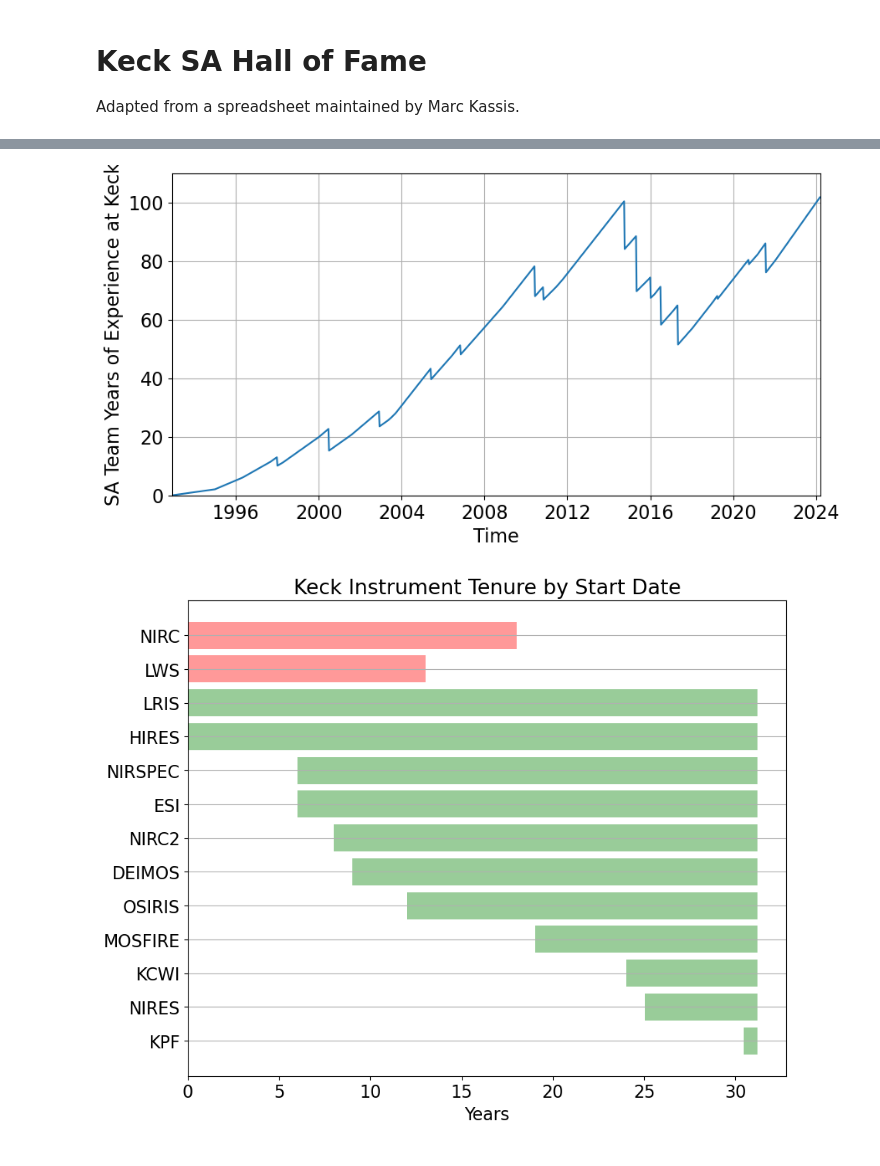
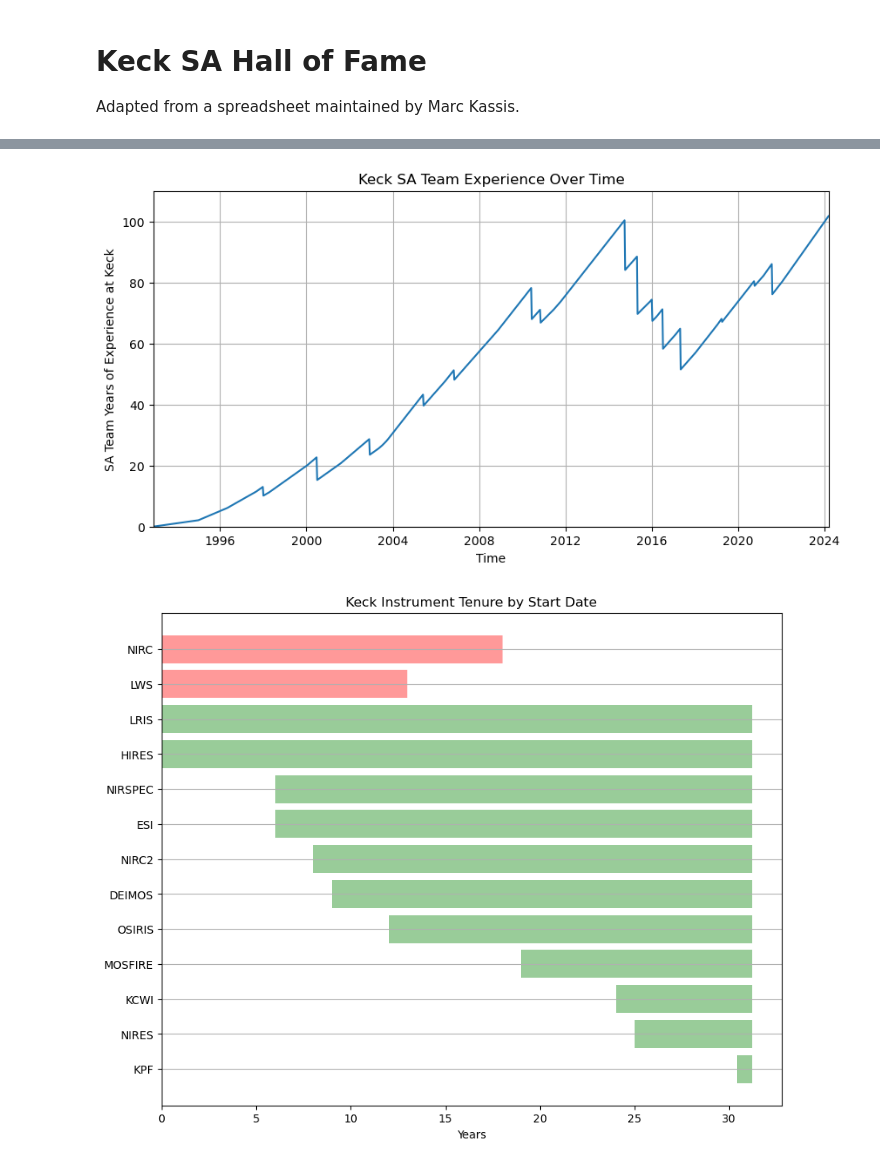
Before and after one commit to joshwalawender/KeckUtilities, a Jupyter notebook: Keck SA Tenures.ipynb, the cells around one changed output, grey strips where cells are left out. Saved outputs shown, nothing was run; the diff lists cells and outputs as text; code cells hidden in the pictures.

Commit message:
Update plots

```diff
--- a/Keck SA Tenures.ipynb
+++ b/Keck SA Tenures.ipynb
@@ -68,7 +68,11 @@ from astropy.table import Table, Column
 import numpy as np
 %matplotlib inline
 import matplotlib
-matplotlib.rcParams.update({'font.size': 16})
+matplotlib.rcParams.update({'font.size': 10,
+                            'axes.labelsize': 10,
+                            'xtick.labelsize': 10,
+                            'ytick.labelsize': 10,
+                           })
 from matplotlib import pyplot as plt
 
 now = datetime.now()
@@ -172,36 +198,40 @@ generate_plot(SAs, 'Keck SA Tenure by Duration')
 # %%
 SAs.sort('Start', reverse=False)
+title = 'Keck SA Team Experience Over Time'
+
 increment = timedelta(days=10)
 x_dates = []
 y_years = []
 now = datetime.now()
 date = SAs[0]['Start']
 while date < now-increment:
     date += increment
     x_dates.append(date)
     experience = 0
     for SA in SAs:
         if SA['Start'] < date:
             this_sa_duration = (date-SA['Start']).days/365
             if this_sa_duration < SA['Duration']:
                 experience += this_sa_duration
     y_years.append(experience)
 
 plt.figure(figsize=(10,5))
 plt.plot(x_dates, y_years)
 plt.ylim(0,110)
+plt.title(title)
 plt.ylabel('SA Team Years of Experience at Keck')
 plt.xlabel('Time')
 plt.xlim(SAs[0]['Start'], now)
 plt.grid()
+plt.savefig(f'{title}.png')
 plt.show()
 # %% [output]
-[figure, old version]
+[figure, new version]
 # %%
 instruments.sort('Start', reverse=True)
 generate_plot(instruments, 'Keck Instrument Tenure by Start Date')
 # %% [output]
-[figure, old version]
+[figure, new version]
 # %%
 instruments.sort('Duration', reverse=False)
 generate_plot(instruments, 'Keck Instrument Tenure by Duration')
```
Also changed, not shown: parts of 6 cells of this notebook.
